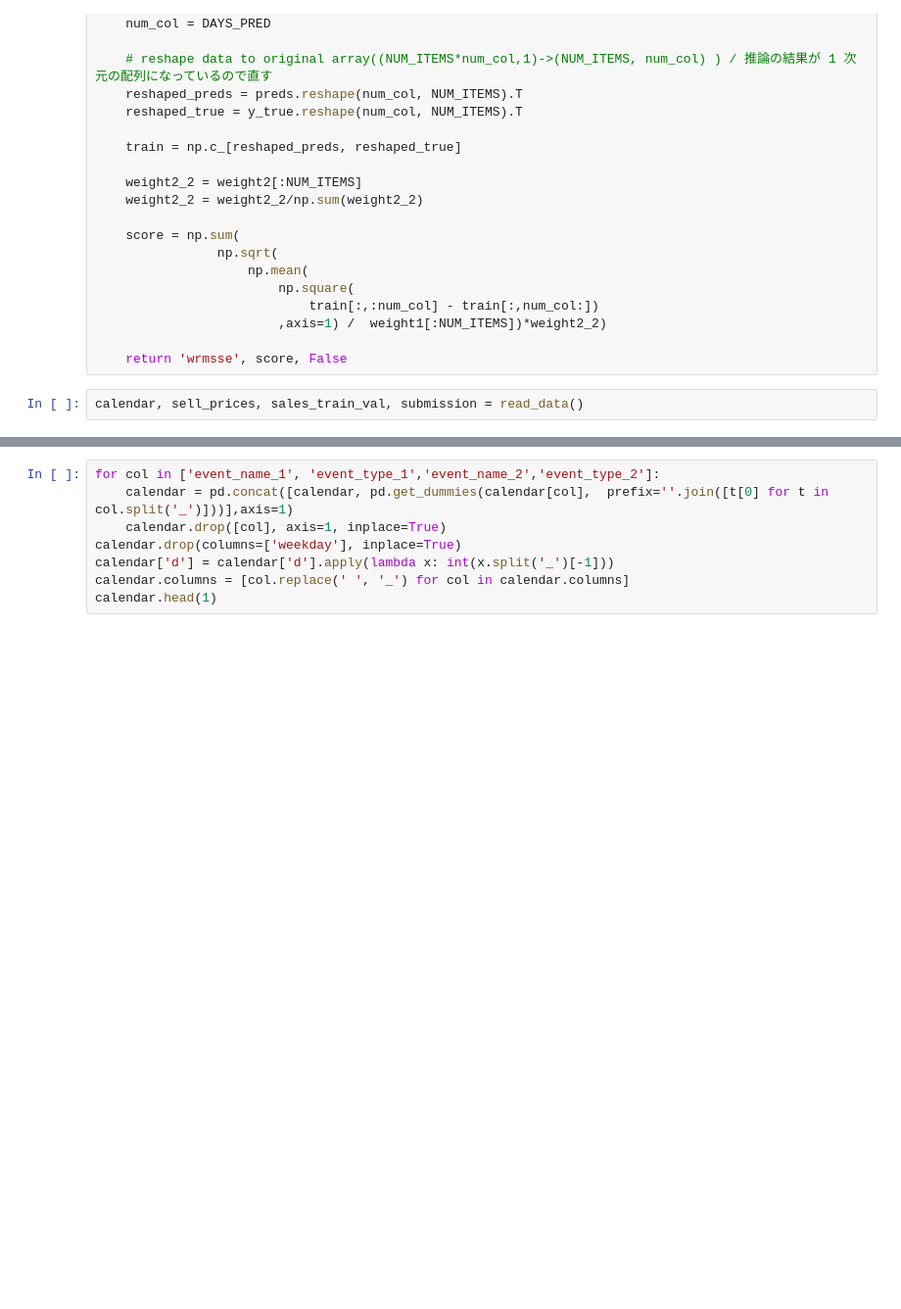
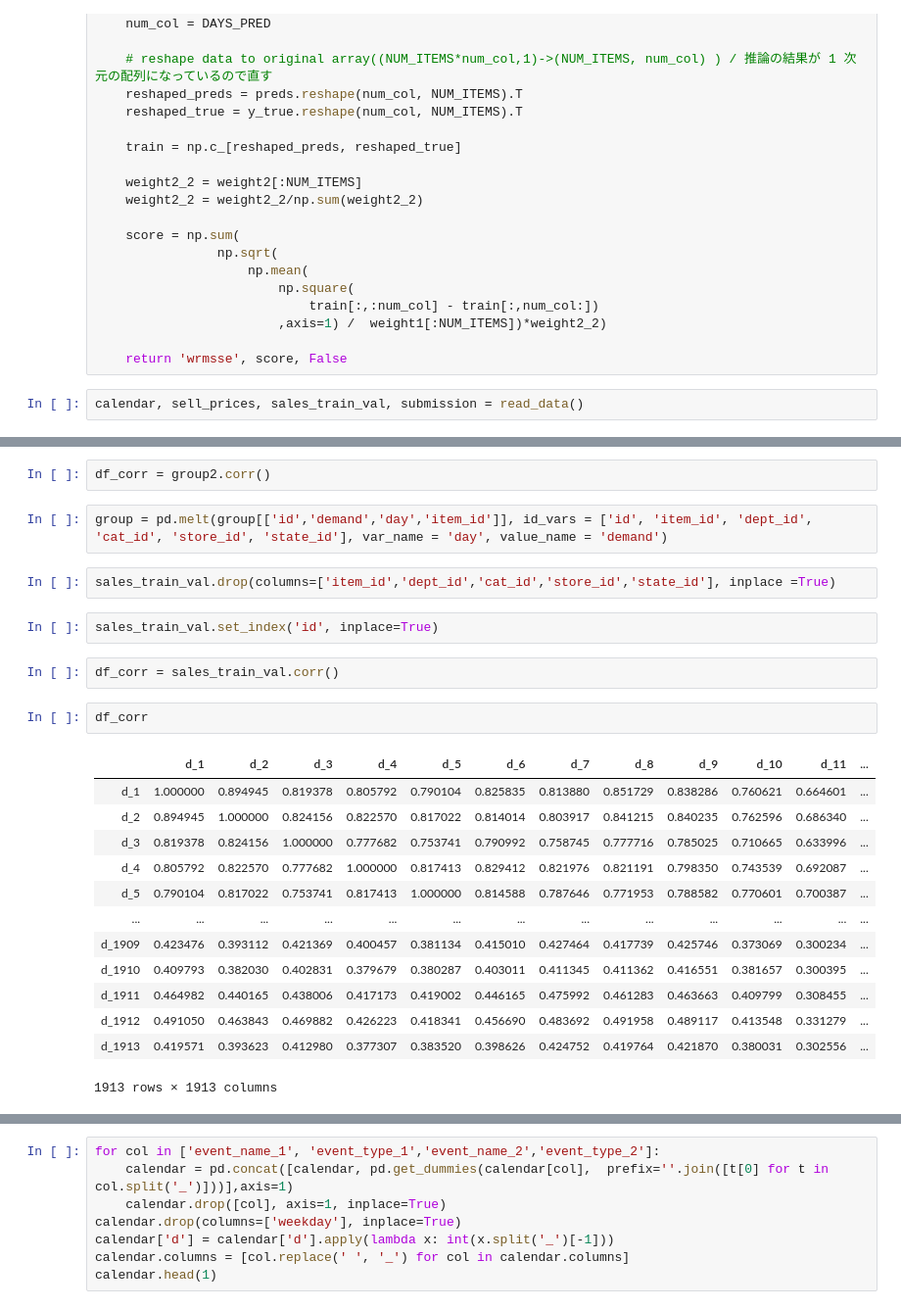
Before and after one commit to arhow/m5_forecasting_accuracy, a Jupyter notebook: notebook/for-japanese-beginner-with-wrmsse-in-lgbm.ipynb, the cells around one changed output, grey strips where cells are left out. Shown at 98% size. Cells and saved outputs as stored; diff of their text form; blank space fills up the shorter version.

```diff
--- a/notebook/for-japanese-beginner-with-wrmsse-in-lgbm.ipynb
+++ b/notebook/for-japanese-beginner-with-wrmsse-in-lgbm.ipynb
@@ -359,0 +407,26 @@ calendar, sell_prices, sales_train_val, submission = read_data()
+# %%
+df_corr = group2.corr()
+# %%
+group = pd.melt(group[['id','demand','day','item_id']], id_vars = ['id', 'item_id', 'dept_id', 'cat_id', 'store_id', 'state_id'], var_name = 'day', value_name = 'demand')
+# %%
+sales_train_val.drop(columns=['item_id','dept_id','cat_id','store_id','state_id'], inplace =True)
+# %%
+sales_train_val.set_index('id', inplace=True)
+# %%
+df_corr = sales_train_val.corr()
+# %%
+df_corr
+# %% [output]
+|  | d_1 | d_2 | d_3 | d_4 | d_5 | d_6 | d_7 | d_8 | d_9 | d_10 | d_11 | ... |
+| d_1 | 1.000000 | 0.894945 | 0.819378 | 0.805792 | 0.790104 | 0.825835 | 0.813880 | 0.851729 | 0.838286 | 0.760621 | 0.664601 | ... |
+| d_2 | 0.894945 | 1.000000 | 0.824156 | 0.822570 | 0.817022 | 0.814014 | 0.803917 | 0.841215 | 0.840235 | 0.762596 | 0.686340 | ... |
+| d_3 | 0.819378 | 0.824156 | 1.000000 | 0.777682 | 0.753741 | 0.790992 | 0.758745 | 0.777716 | 0.785025 | 0.710665 | 0.633996 | ... |
+| d_4 | 0.805792 | 0.822570 | 0.777682 | 1.000000 | 0.817413 | 0.829412 | 0.821976 | 0.821191 | 0.798350 | 0.743539 | 0.692087 | ... |
+| d_5 | 0.790104 | 0.817022 | 0.753741 | 0.817413 | 1.000000 | 0.814588 | 0.787646 | 0.771953 | 0.788582 | 0.770601 | 0.700387 | ... |
+| ... | ... | ... | ... | ... | ... | ... | ... | ... | ... | ... | ... | ... |
+| d_1909 | 0.423476 | 0.393112 | 0.421369 | 0.400457 | 0.381134 | 0.415010 | 0.427464 | 0.417739 | 0.425746 | 0.373069 | 0.300234 | ... |
+| d_1910 | 0.409793 | 0.382030 | 0.402831 | 0.379679 | 0.380287 | 0.403011 | 0.411345 | 0.411362 | 0.416551 | 0.381657 | 0.300395 | ... |
+| d_1911 | 0.464982 | 0.440165 | 0.438006 | 0.417173 | 0.419002 | 0.446165 | 0.475992 | 0.461283 | 0.463663 | 0.409799 | 0.308455 | ... |
+| d_1912 | 0.491050 | 0.463843 | 0.469882 | 0.426223 | 0.418341 | 0.456690 | 0.483692 | 0.491958 | 0.489117 | 0.413548 | 0.331279 | ... |
+| d_1913 | 0.419571 | 0.393623 | 0.412980 | 0.377307 | 0.383520 | 0.398626 | 0.424752 | 0.419764 | 0.421870 | 0.380031 | 0.302556 | ... |
+1913 rows × 1913 columns
```
Also changed, not shown: parts of 10 cells of this notebook, 5 other files.
